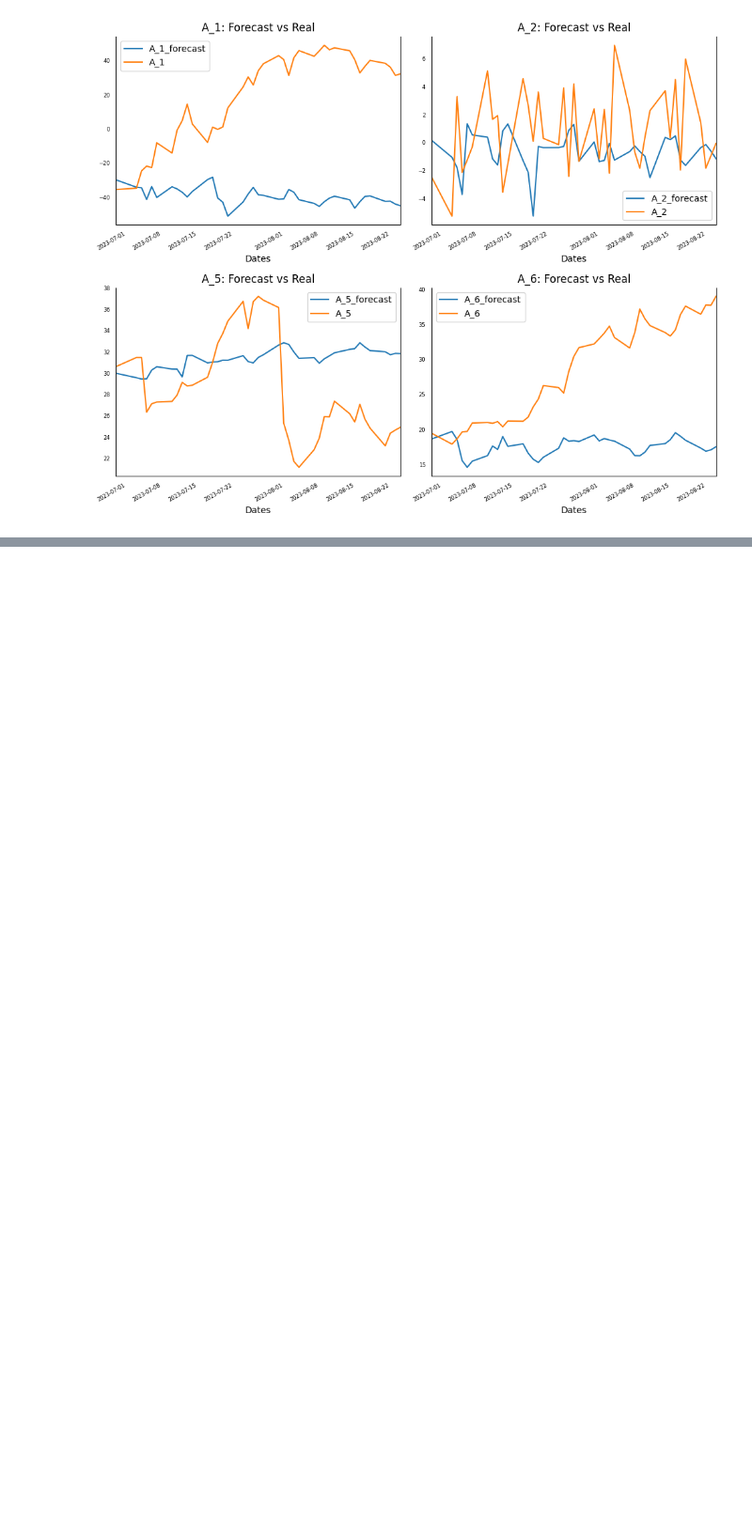
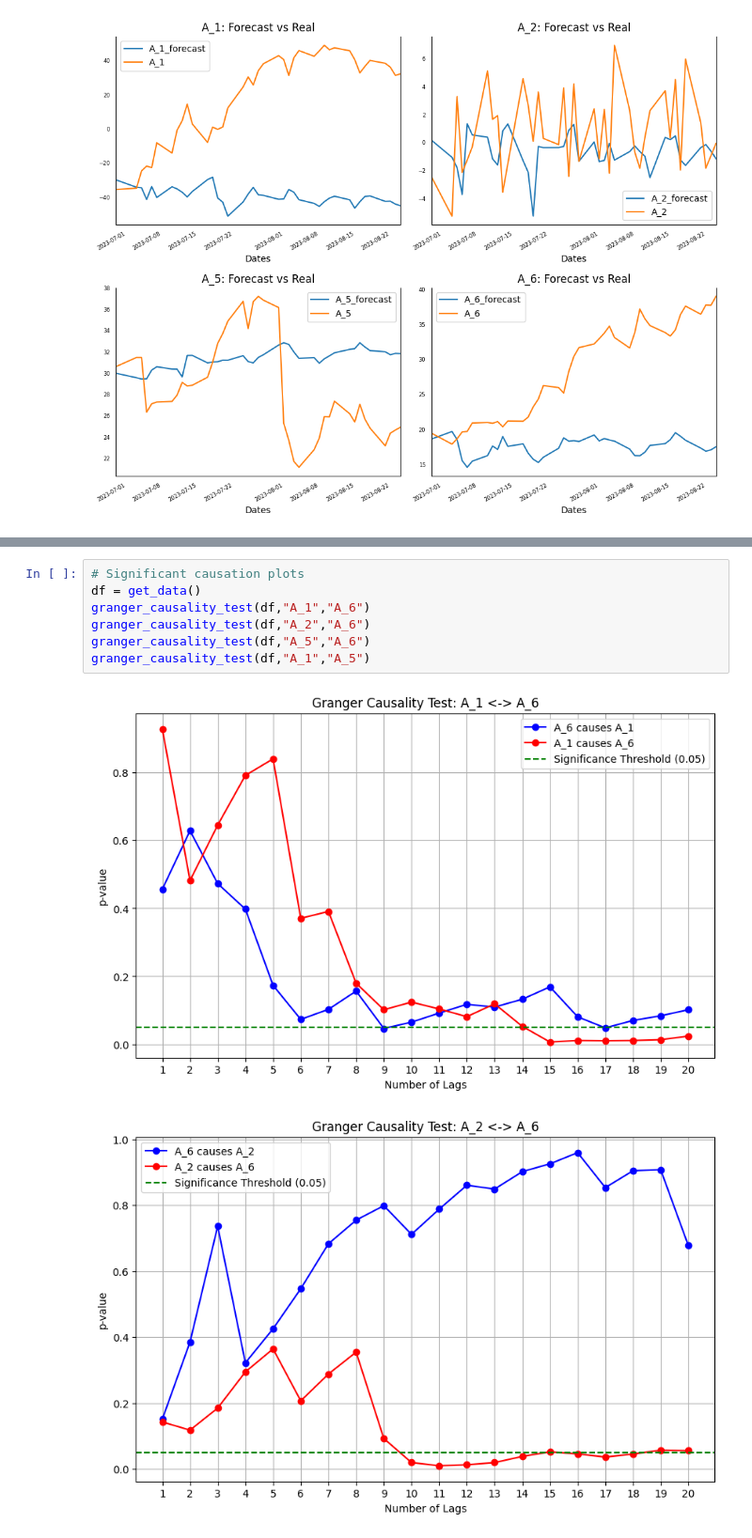
Before and after one commit to xfce1/Personal, a Jupyter notebook: DV/answers.ipynb, the cells around one changed output, grey strips where cells are left out. Shown at 94% size. Cells and saved outputs as stored; diff of their text form; blank space fills up the shorter version.

```diff
--- a/DV/answers.ipynb
+++ b/DV/answers.ipynb
@@ -446,0 +414,10 @@ print(pvalue)
+# %%
+# Significant causation plots
+df = get_data()
+granger_causality_test(df,"A_1","A_6")
+granger_causality_test(df,"A_2","A_6")
+granger_causality_test(df,"A_5","A_6")
+granger_causality_test(df,"A_1","A_5")
+# %% [output]
+[figure, added]
+[figure, added]
```
Also changed, not shown: parts of 21 cells of this notebook.
